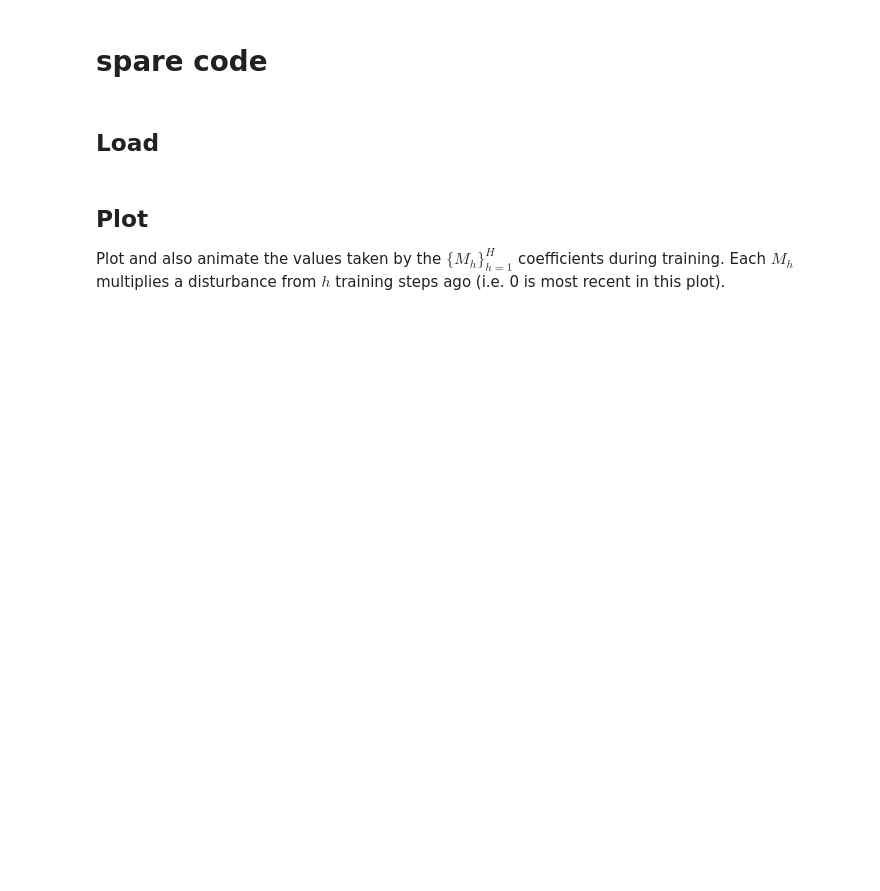
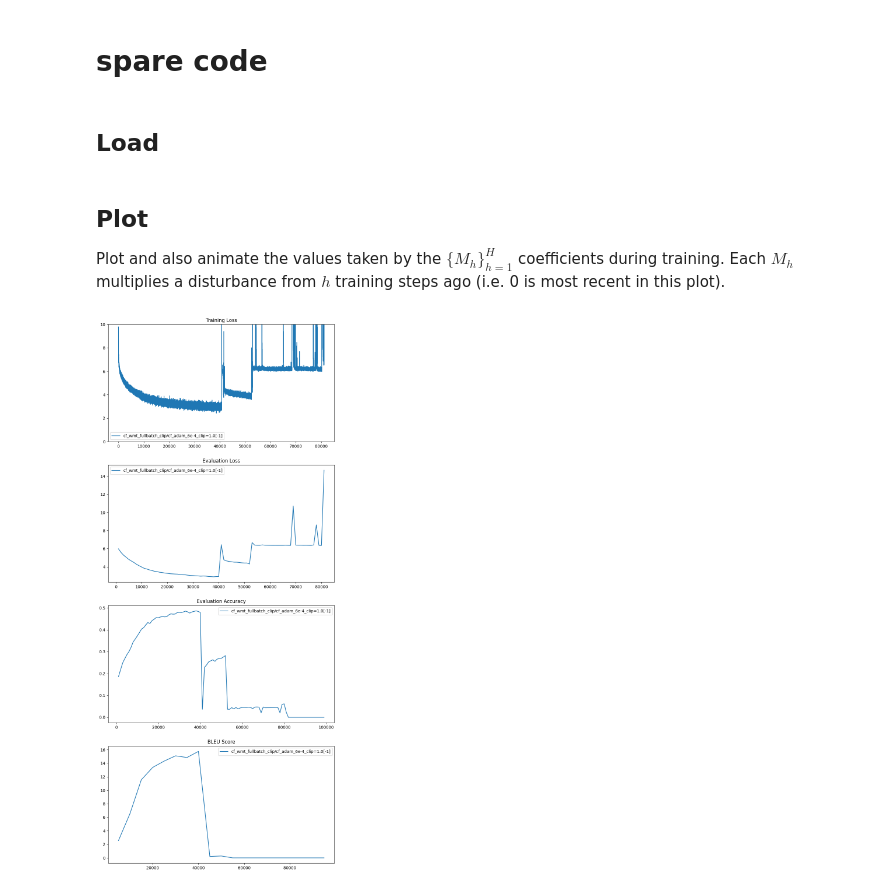
Before and after one commit to edogariu/meta_opt, a Jupyter notebook: notebooks/plotting.ipynb, the cells around one changed output. Saved outputs shown, nothing was run; the diff lists cells and outputs as text; code cells hidden in the pictures; blank space fills up the shorter version.

```diff
--- a/notebooks/plotting.ipynb
+++ b/notebooks/plotting.ipynb
@@ -473,8 +456,8 @@ plots_to_make = {
               'eval_loss': 'Evaluation Loss',
               'eval_acc': 'Evaluation Accuracy',
               'bleu': 'BLEU Score',
-              'M': 'Learned Coefficients',
-              'anim': 'Animation',
+              # 'M': 'Learned Coefficients',
+              # 'anim': 'Animation',
               # 'param_sq_norm': 'Sq Param Norm',
               # 'grad_sq_norm': 'Sq Grad Norm',
               # 'proj_grad_sq_norm': 'Proj Sq Grad Norm',
@@ -486,32 +469,36 @@ plots_to_make = {
 # ----------------------------------------
 # keys_to_plot = '.*mech.*'  # specific regex
 keys_to_plot = '.*'  # anything
 
 # from copy import deepcopy
 # import numpy as np
 # q = deepcopy(processed_results)
 # T = 58000
 # q['loss']['sgd']['t'] = np.array(q['loss']['sgd']['t']) + T
 # (fig, ax), anim = plot(results, q, keys_to_plot, plots_to_make, anim_bounds=(-1.5, 0.5), smoothing=None)
 # del q
 
 (fig, ax), anim = plot(results, processed_results, keys_to_plot, plots_to_make, anim_bounds=(-5, 2), smoothing=None)
 ax[0].set_ylim(0, 10)
 # ax[0].set_xlim(T, T + 2000)
 # ax[1].set_ylim(0.6, 0.95)
 # ax[2].set_ylim(0.95, 0.99)
 # ax[3].set_ylim(0.95, 0.99)
 # ax[4].set_ylim(0, 1)
 # ax[1].set_ylim(0, 0.01)
 
 # import matplotlib
 # matplotlib.rcParams.update({'font.size': 12})
 
+
+
 # plt.savefig('{}/figs/{}.pdf'.format(CFG['directory'], CFG['experiment_name']))
 plt.show()
 
 if anim is not None:
     h = HTML(anim.to_html5_video())
     display(h)
+# %% [output]
+[figure, added]
 # %%
 import matplotlib.pyplot as plt
```
Also changed, not shown: parts of 5 cells of this notebook, 3 other files.
